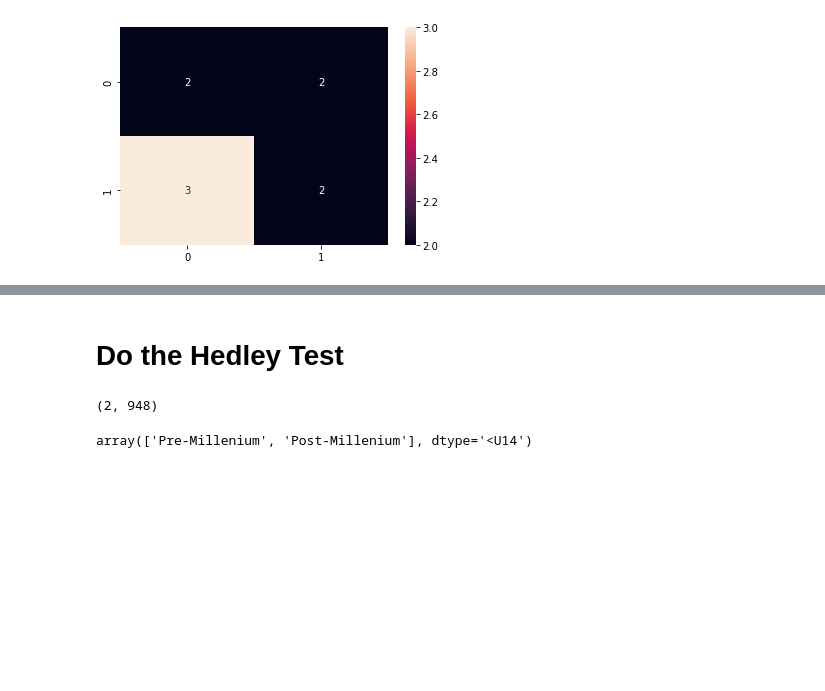
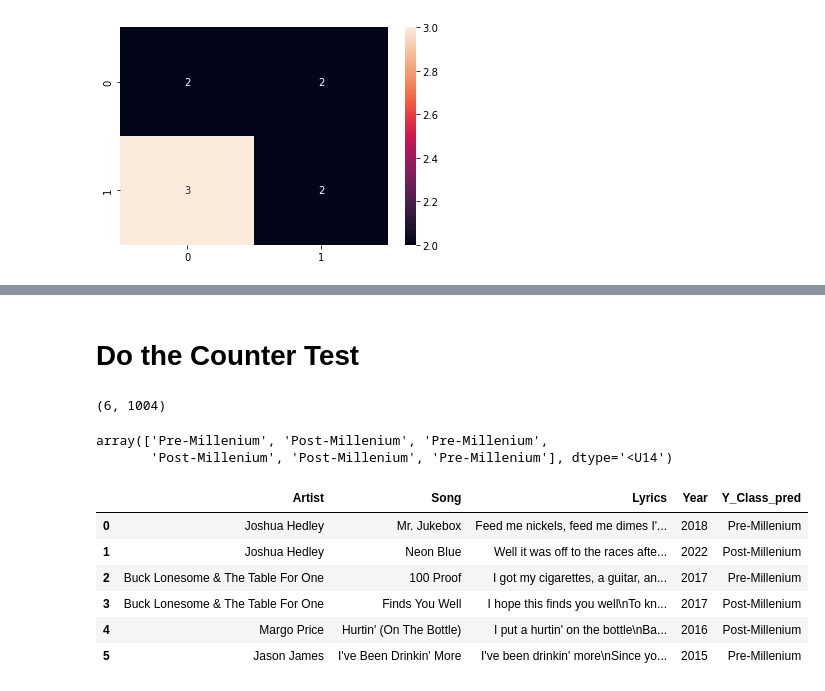
Before and after one commit to bucklonesome/DS_Portfolio, a Jupyter notebook: CountryMusicLyrics_DS_Project/CountryMusicBeforeMillenium.ipynb, the cells around one changed output, grey strips where cells are left out. Saved outputs shown, nothing was run; the diff lists cells and outputs as text; code cells hidden in the pictures; blank space fills up the shorter version.

```diff
--- a/CountryMusicLyrics_DS_Project/CountryMusicBeforeMillenium.ipynb
+++ b/CountryMusicLyrics_DS_Project/CountryMusicBeforeMillenium.ipynb
@@ -197,12 +219,25 @@ Training Set - Heatmap
 # %% [markdown]
-# Do the Hedley Test
+# Do the Counter Test
 # %%
-hed_pred = themodel.predict(X_hedley)
+c_pred = themodel.predict(X_c)
 # %%
-X_hedley.shape
+X_c.shape
 # %% [output]
-(2, 948)
+(6, 1004)
 # %%
-hed_pred
+c_pred
 # %% [output]
-array(['Pre-Millenium', 'Post-Millenium'], dtype='<U14')
+array(['Pre-Millenium', 'Post-Millenium', 'Pre-Millenium',
+       'Post-Millenium', 'Post-Millenium', 'Pre-Millenium'], dtype='<U14')
+# %%
+df_c['Y_Class_pred']=c_pred
+# %%
+df_c
+# %% [output]
+|  | Artist | Song | Lyrics | Year | Y_Class_pred |
+| 0 | Joshua Hedley | Mr. Jukebox | Feed me nickels, feed me dimes I'... | 2018 | Pre-Millenium |
+| 1 | Joshua Hedley | Neon Blue | Well it was off to the races afte... | 2022 | Post-Millenium |
+| 2 | Buck Lonesome & The Table For One | 100 Proof | I got my cigarettes, a guitar, an... | 2017 | Pre-Millenium |
+| 3 | Buck Lonesome & The Table For One | Finds You Well | I hope this finds you well\nTo kn... | 2017 | Post-Millenium |
+| 4 | Margo Price | Hurtin' (On The Bottle) | I put a hurtin' on the bottle\nBa... | 2016 | Post-Millenium |
+| 5 | Jason James | I've Been Drinkin' More | I've been drinkin' more\nSince yo... | 2015 | Pre-Millenium |
```
Also changed, not shown: parts of 19 cells of this notebook, 4 other files.
